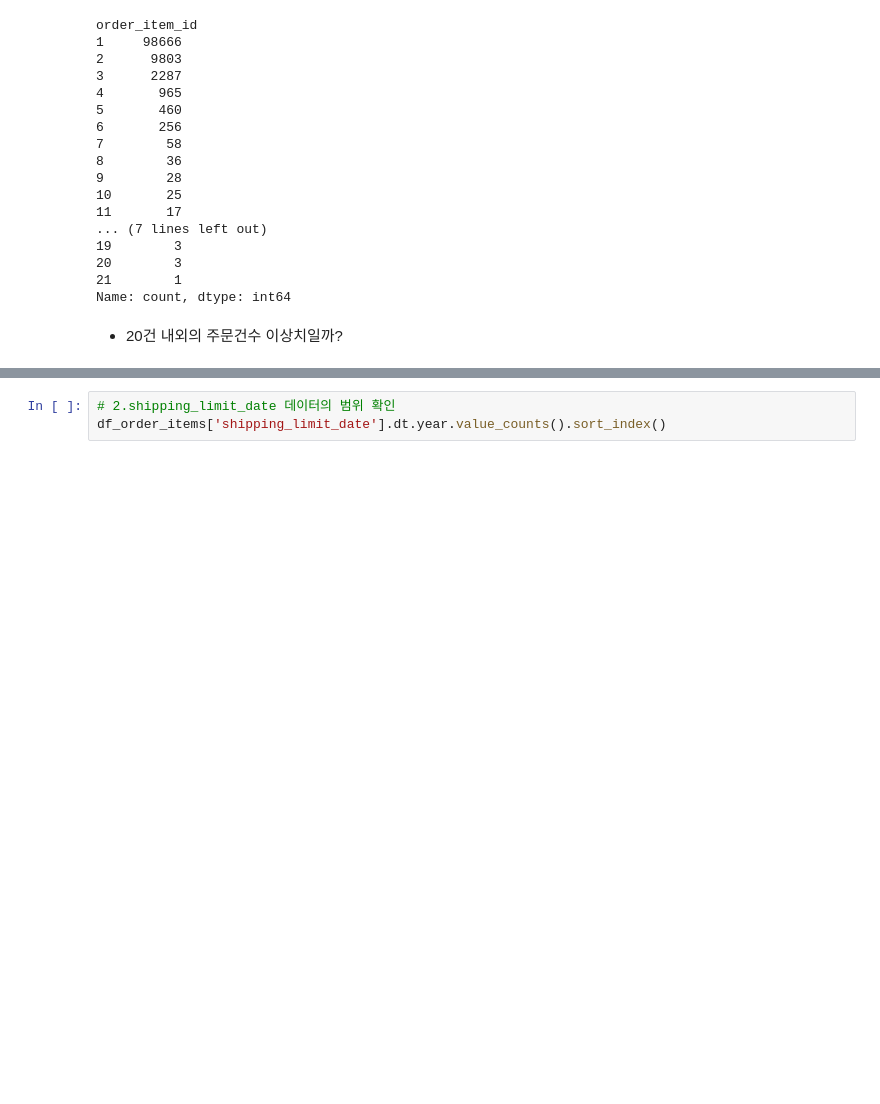
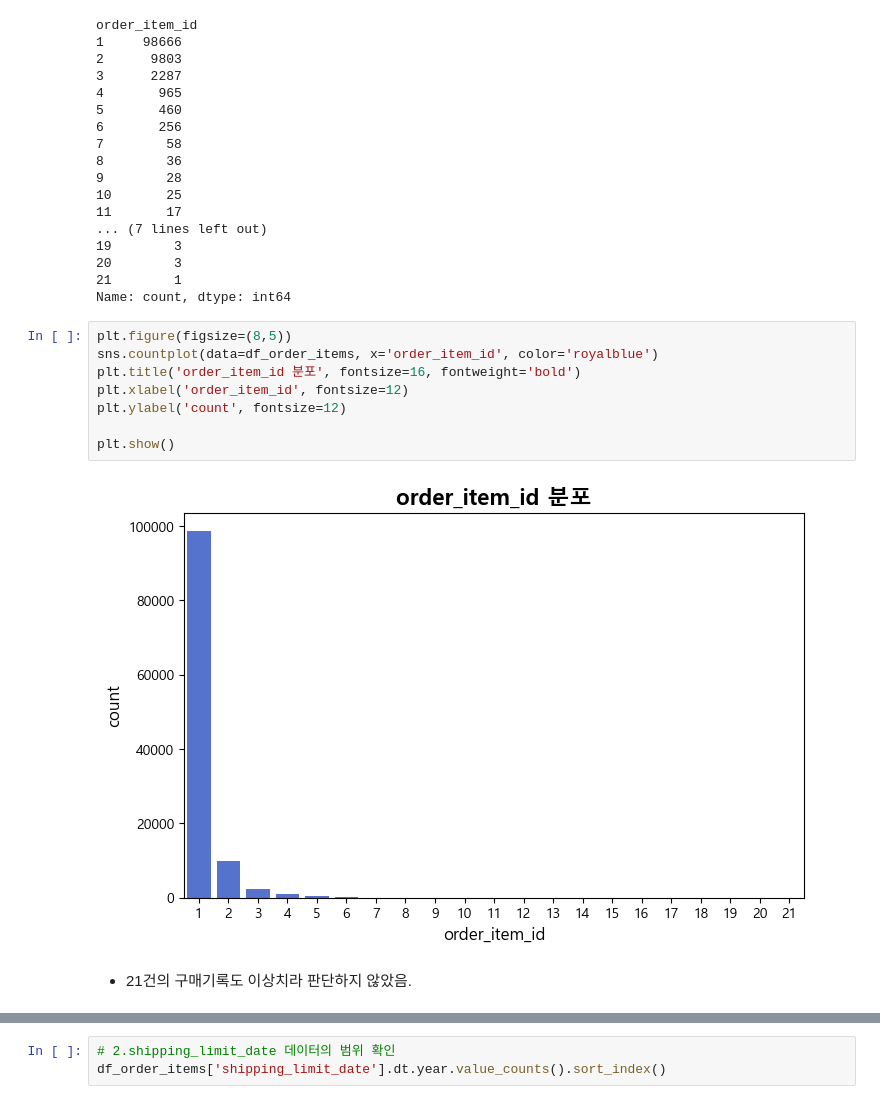
Before and after one commit to Kim-min-soo/it-s_advanced_project, a Jupyter notebook: works/kim-min-soo/test.ipynb, the cells around one changed output, grey strips where cells are left out. Saved outputs shown, nothing was run; the diff lists cells and outputs as text; blank space fills up the shorter version.

```diff
--- a/works/kim-min-soo/test.ipynb
+++ b/works/kim-min-soo/test.ipynb
@@ -455,5 +461,15 @@ order_item_id
 20        3
 21        1
 Name: count, dtype: int64
+# %%
+plt.figure(figsize=(8,5))
+sns.countplot(data=df_order_items, x='order_item_id', color='royalblue')
+plt.title('order_item_id 분포', fontsize=16, fontweight='bold')
+plt.xlabel('order_item_id', fontsize=12)
+plt.ylabel('count', fontsize=12)
+
+plt.show()
+# %% [output]
+[figure, added]
 # %% [markdown]
-- 20건 내외의 주문건수 이상치일까?
+- 21건의 구매기록도 이상치라 판단하지 않았음.
```
Also changed, not shown: parts of 20 cells of this notebook, 1 other file.
